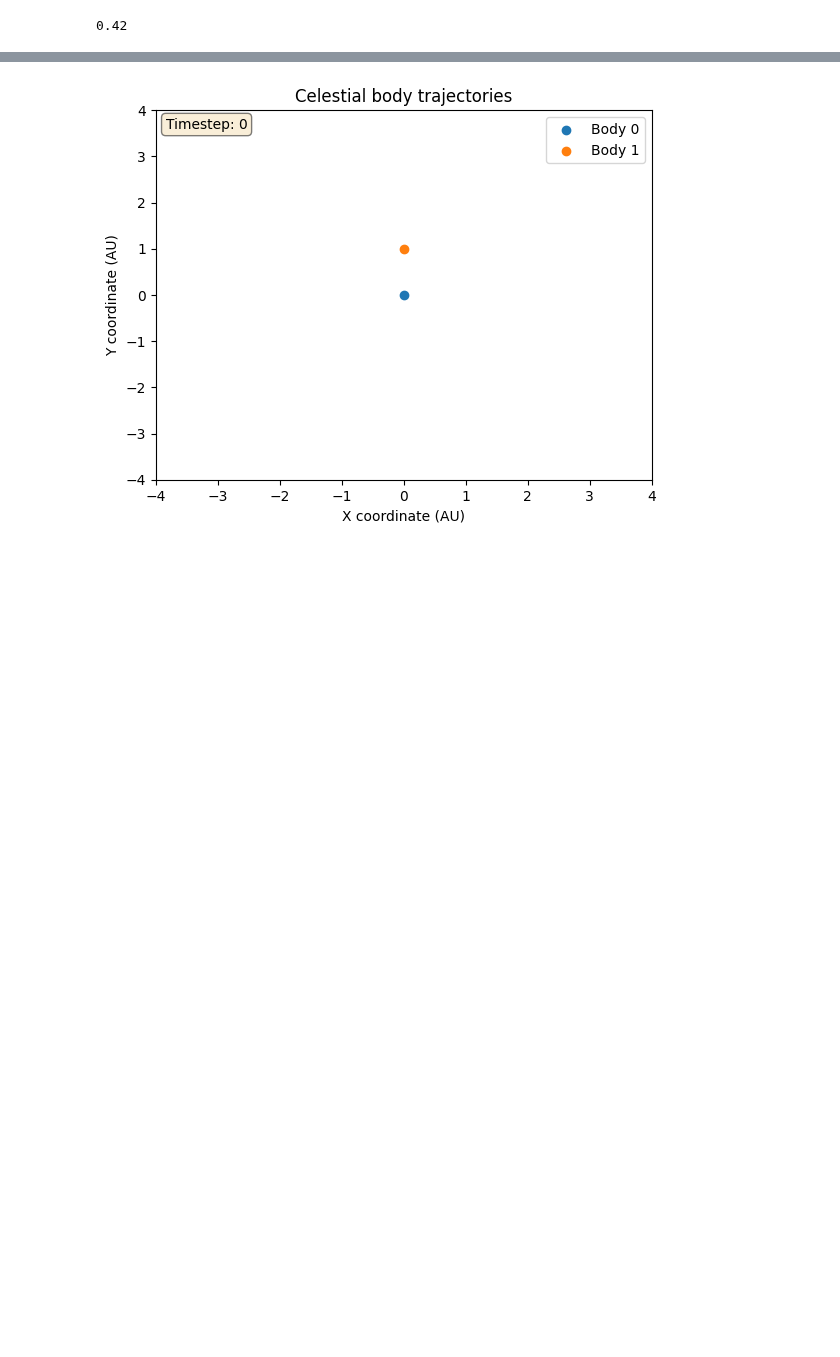
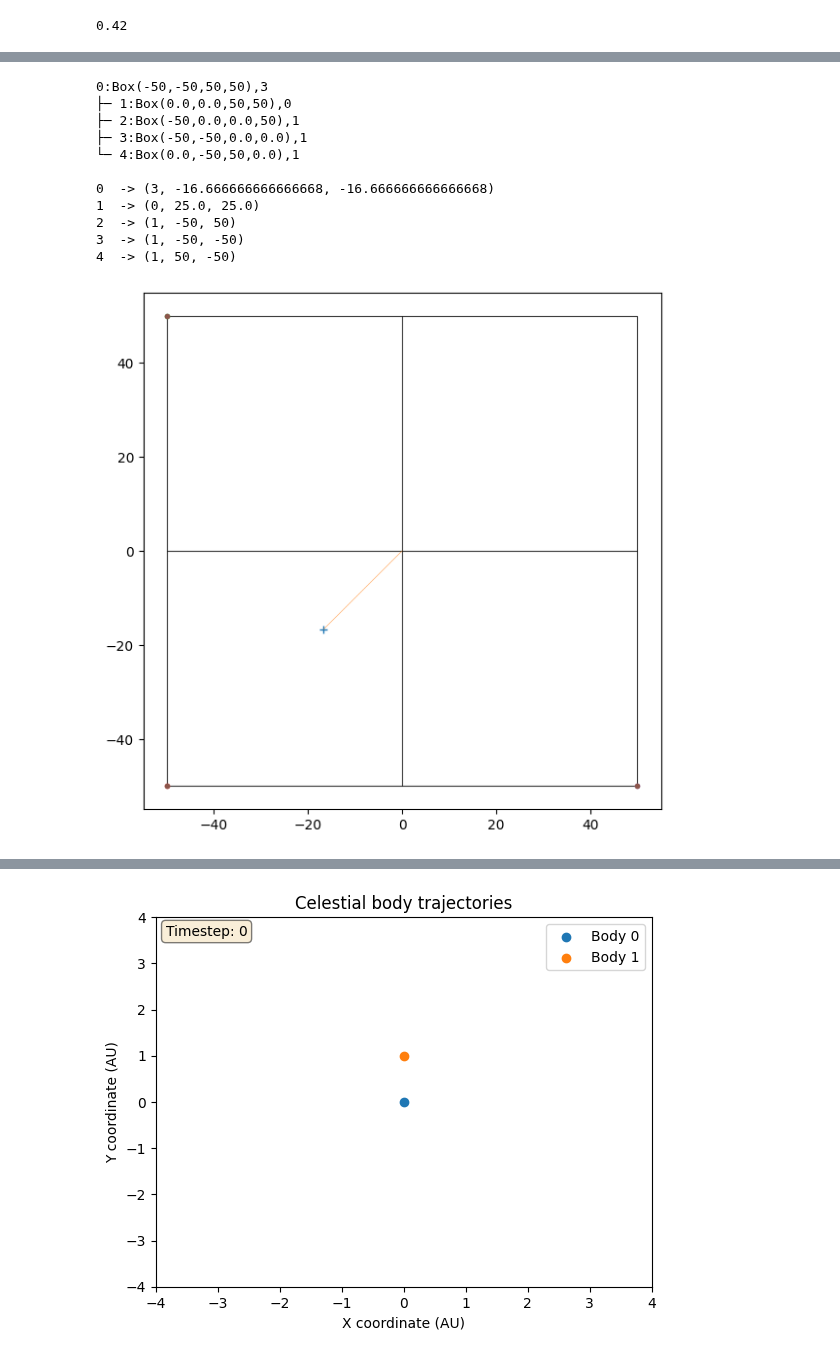
Before and after one commit to HarrisAffandii/ADS_group, a Jupyter notebook: nBodyProblem.ipynb, the cells around one changed output, grey strips where cells are left out. Cells and saved outputs as stored; diff of their text form; code cells hidden in the pictures; blank space fills up the shorter version.

```diff
--- a/nBodyProblem.ipynb
+++ b/nBodyProblem.ipynb
@@ -516,0 +690,17 @@ class Gadget:
+# %%
+g.remove(P[0])
+print(g)
+g.plot()
+# %% [output]
+0:Box(-50,-50,50,50),3
+├─ 1:Box(0.0,0.0,50,50),0
+├─ 2:Box(-50,0.0,0.0,50),1
+├─ 3:Box(-50,-50,0.0,0.0),1
+└─ 4:Box(0.0,-50,50,0.0),1
+
+0  -> (3, -16.666666666666668, -16.666666666666668)
+1  -> (0, 25.0, 25.0)
+2  -> (1, -50, 50)
+3  -> (1, -50, -50)
+4  -> (1, 50, -50)
+[figure, added]
```
Also changed, not shown: parts of 8 cells of this notebook.
